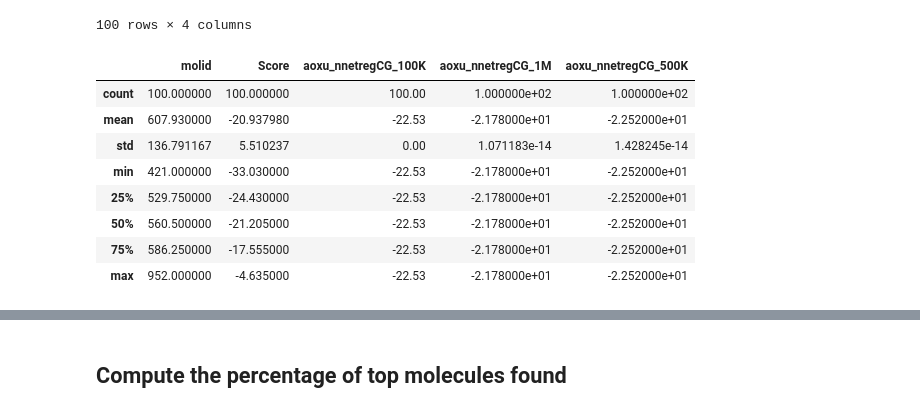
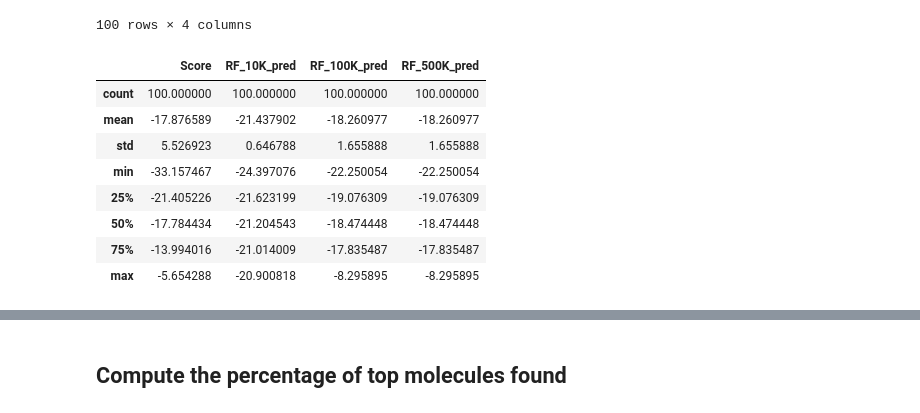
Before and after one commit to AaronXu9/DockingPrediction, a Jupyter notebook: data_processing/aggregate_pred.ipynb, the cells around one changed output, grey strips where cells are left out. Saved outputs shown, nothing was run; the diff lists cells and outputs as text; code cells hidden in the pictures.

```diff
--- a/data_processing/aggregate_pred.ipynb
+++ b/data_processing/aggregate_pred.ipynb
@@ -46,0 +33,5 @@ df_combined
+# %%
+df_combined = pd.read_csv('../results/val_10K_results.csv')
+df_combined.drop(['RF_pred', 'RF_1M_pred'], inplace=True, axis=1)
+df_combined.rename(columns={'score': 'Score'}, inplace=True)
+df_combined
@@ -189,23 +194,23 @@ top_score_df
 100 rows × 4 columns
 # %%
 # Sort the DataFrame based on the column
-column = "aoxu_nnetregCG_100K"
+column = "RF_10K_pred"
 n=100
 df_sorted = df_combined.sort_values(by=column, ascending=True)
 # Select the top n rows
 # df_combined.describe()
 df_top_n = df_sorted.iloc[:n, :]
 df_top_n.describe()
 # %% [output]
-|  | molid | Score | aoxu_nnetregCG_100K | aoxu_nnetregCG_1M | aoxu_nnetregCG_500K |
-| count | 100.000000 | 100.000000 | 100.00 | 1.000000e+02 | 1.000000e+02 |
-| mean | 607.930000 | -20.937980 | -22.53 | -2.178000e+01 | -2.252000e+01 |
-| std | 136.791167 | 5.510237 | 0.00 | 1.071183e-14 | 1.428245e-14 |
-| min | 421.000000 | -33.030000 | -22.53 | -2.178000e+01 | -2.252000e+01 |
-| 25% | 529.750000 | -24.430000 | -22.53 | -2.178000e+01 | -2.252000e+01 |
-| 50% | 560.500000 | -21.205000 | -22.53 | -2.178000e+01 | -2.252000e+01 |
-| 75% | 586.250000 | -17.555000 | -22.53 | -2.178000e+01 | -2.252000e+01 |
-| max | 952.000000 | -4.635000 | -22.53 | -2.178000e+01 | -2.252000e+01 |
+|  | Score | RF_10K_pred | RF_100K_pred | RF_500K_pred |
+| count | 100.000000 | 100.000000 | 100.000000 | 100.000000 |
+| mean | -17.876589 | -21.437902 | -18.260977 | -18.260977 |
+| std | 5.526923 | 0.646788 | 1.655888 | 1.655888 |
+| min | -33.157467 | -24.397076 | -22.250054 | -22.250054 |
+| 25% | -21.405226 | -21.623199 | -19.076309 | -19.076309 |
+| 50% | -17.784434 | -21.204543 | -18.474448 | -18.474448 |
+| 75% | -13.994016 | -21.014009 | -17.835487 | -17.835487 |
+| max | -5.654288 | -20.900818 | -8.295895 | -8.295895 |
 # %%
 select_top_n(df_combined, 'Score', 10)
 # %% [output]
```
Also changed, not shown: parts of 17 cells of this notebook, 14 other files.
